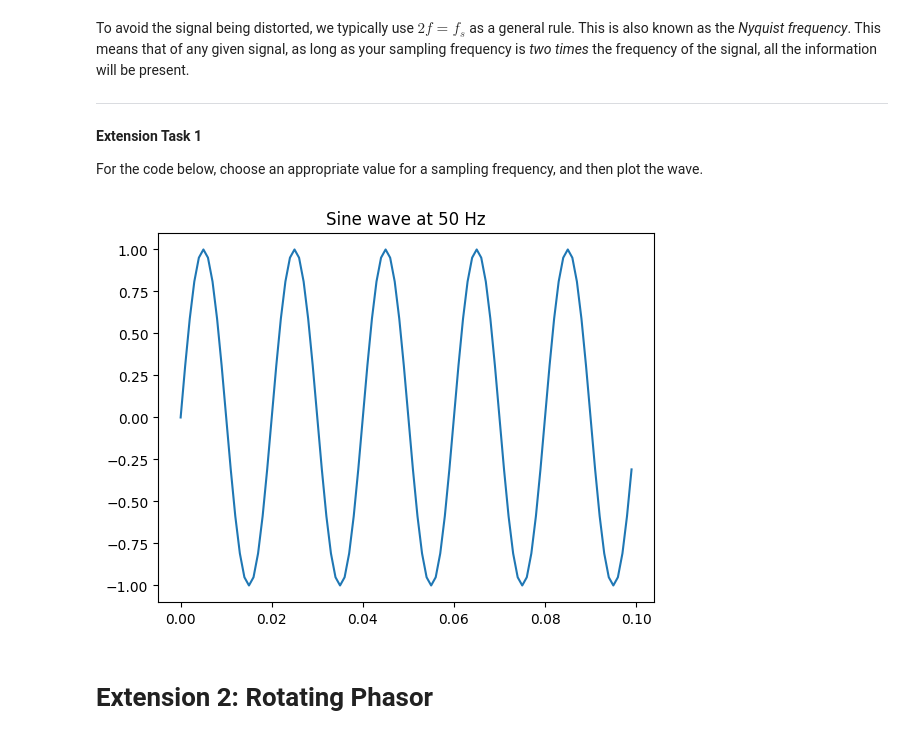
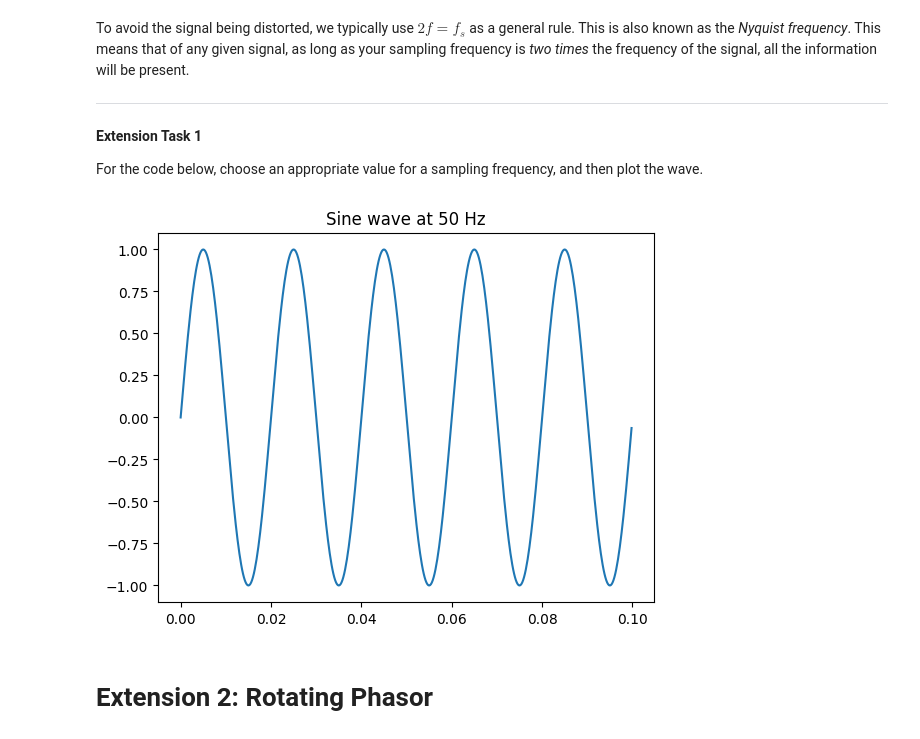
Before and after one commit to ElkePahl/NZIPconf2025_PythonModelling, a Jupyter notebook: Python_Notebook_No_1_Solutions.ipynb, the cells around one changed output. Cells and saved outputs as stored; diff of their text form; code cells hidden in the pictures.

```diff
--- a/Python_Notebook_No_1_Solutions.ipynb
+++ b/Python_Notebook_No_1_Solutions.ipynb
@@ -459,14 +459,17 @@ To avoid the signal being distorted, we typically use $2f = f_s$ as a general ru
 For the code below, choose an appropriate value for a sampling frequency, and then plot the wave.
 # %%
 f = 50
-samplef = 100 # Insert value here.
-t = np.linspace(0, 0.1, samplef, endpoint=False)
+samplef = 2*f # Insert value here. (in terms of f)
+n_wavelengths = 5 # Insert value here. (How many wavelengths you want to plot)
+period = 1/f # Insert value here. (in terms of f)
+
+t = np.linspace(0, n_wavelengths*period, n_wavelengths*samplef, endpoint=False)
 y = np.sin(2*np.pi*f*t)
 plt.plot(t, y)
 plt.title("Sine wave at 50 Hz")
 plt.show()
 # %% [output]
-[figure, old version]
+[figure, new version]
 # %% [markdown]
 # Extension 2: Rotating Phasor
 # %% [markdown]
```
